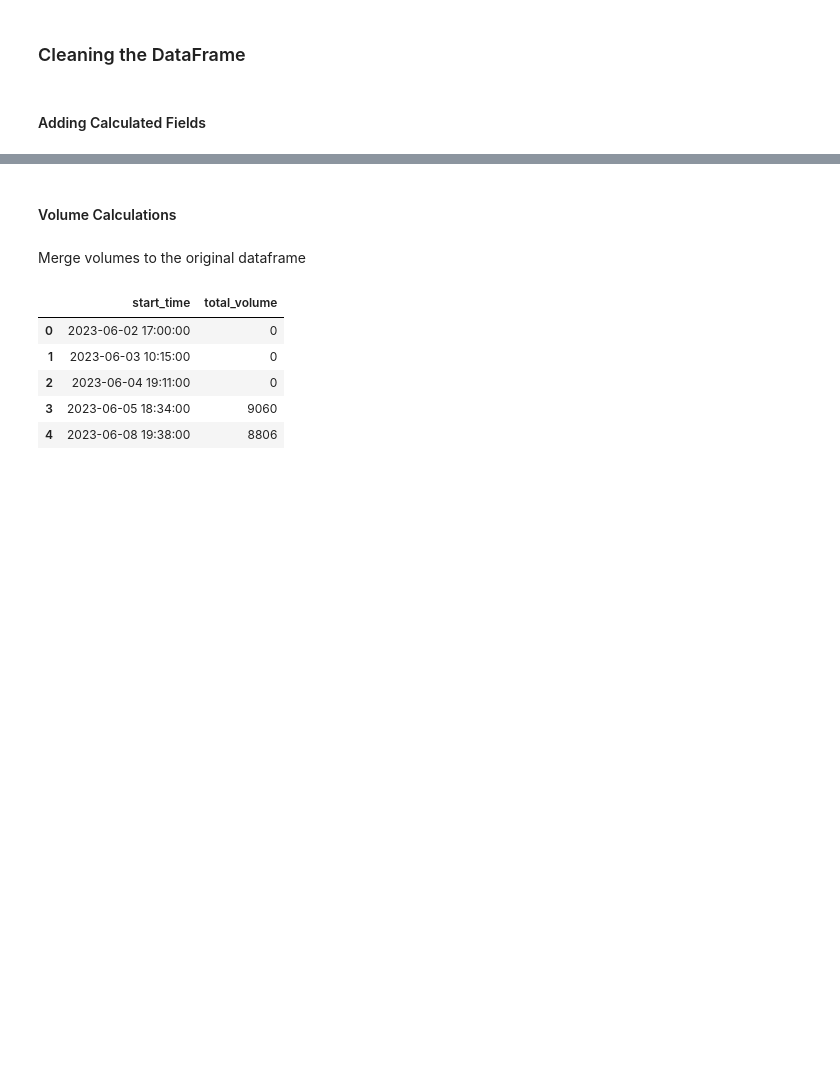
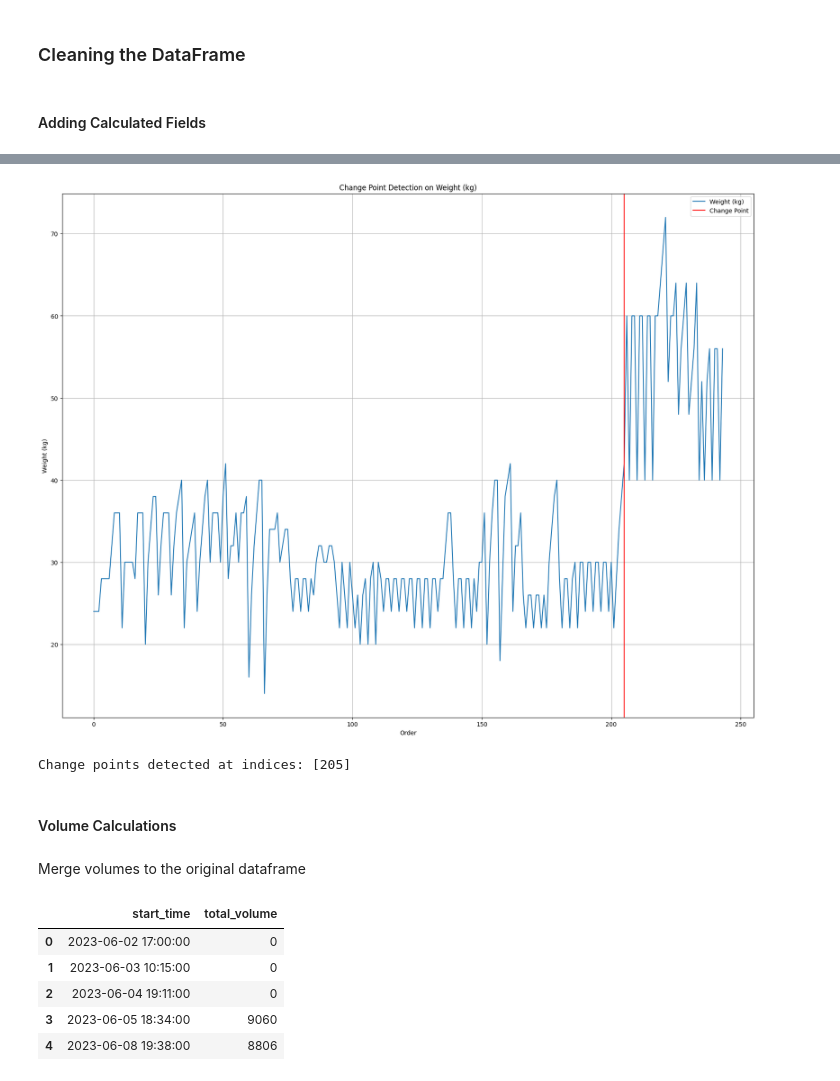
Before and after one commit to GuTory/workout-analysis, a Jupyter notebook: workout.ipynb, the cells around one changed output, grey strips where cells are left out. Saved outputs shown, nothing was run; the diff lists cells and outputs as text; code cells hidden in the pictures; blank space fills up the shorter version.

```diff
--- a/workout.ipynb
+++ b/workout.ipynb
@@ -134,3 +195,27 @@ df.head()
+# %%
+import ruptures as rpt
+
+weights = df_incline_bench['weight_kg'].values
+algo = rpt.Pelt(model="l2").fit(weights)
+
+# This penalty might need some tuning when applied to other exercises
+breakpoints = algo.predict(pen=800)[:-1]
+
+
+plt.plot(weights, label='Weight (kg)')
+for bp in breakpoints:
+    plt.axvline(bp, color='red', linestyle='-', label='Change Point' if bp == breakpoints[0] else "")
+plt.title('Change Point Detection on Weight (kg)')
+plt.xlabel('Order')
+plt.ylabel('Weight (kg)')
+plt.legend()
+plt.grid(True)
+plt.show()
+
+print(f"Change points detected at indices: {breakpoints}")
+# %% [output]
+[figure, added]
+Change points detected at indices: [205]
 # %% [markdown]
 #### Volume Calculations
 # %%
```
Also changed, not shown: parts of 4 cells of this notebook.
